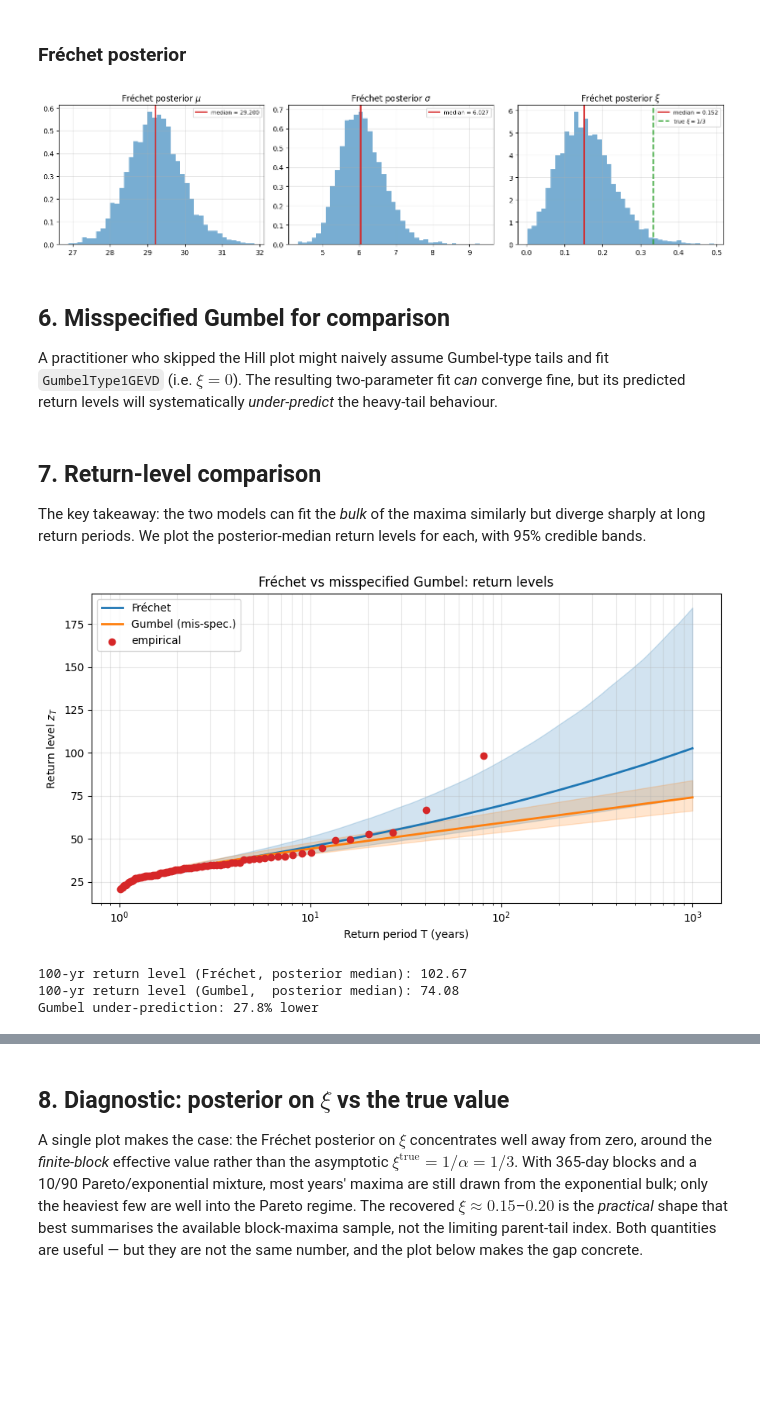
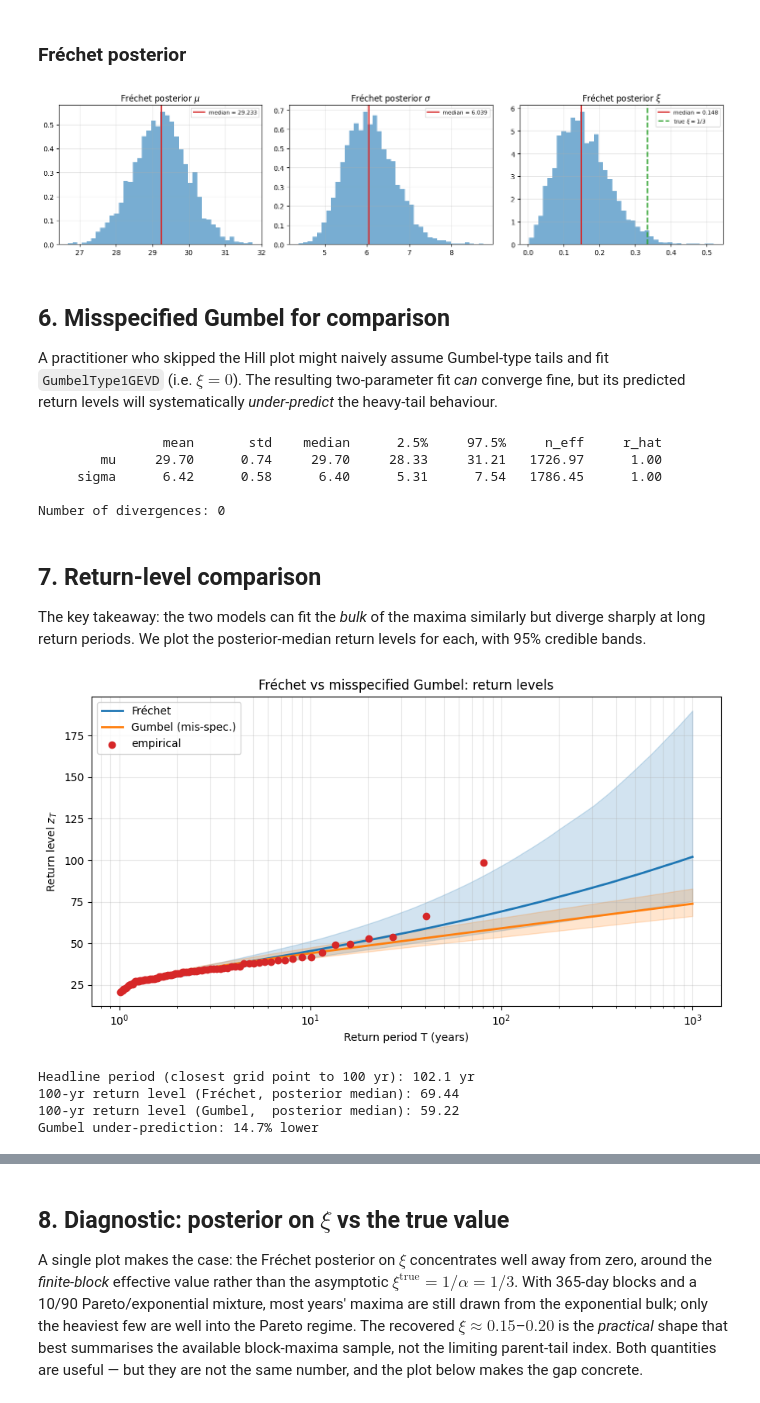
Before and after one commit to jejjohnson/xtremax, a Jupyter notebook: docs/notebooks/evt_frechet_heavy_tails.ipynb, the cells around one changed output, grey strips where cells are left out. Cells and saved outputs as stored; diff of their text form; code cells hidden in the pictures; blank space fills up the shorter version.

```diff
--- a/docs/notebooks/evt_frechet_heavy_tails.ipynb
+++ b/docs/notebooks/evt_frechet_heavy_tails.ipynb
@@ -37,6 +37,13 @@ if IN_COLAB:
         ],
         check=True,
     )
+
+# Enable parallel chains. This MUST run before jax / numpyro are imported or
+# initialised — otherwise it is a silent no-op and the chains run sequentially.
+import numpyro
+
+
+numpyro.set_host_device_count(2)
 # %%
 import warnings
 
@@ -304,8 +311,8 @@ def frechet_model(maxima, mu_prior_loc, sigma_prior_scale):
     )
 
 
-kernel = NUTS(frechet_model, target_accept_prob=0.95, init_strategy=init_to_median)
-mcmc = MCMC(kernel, num_warmup=1500, num_samples=2000, num_chains=2, progress_bar=False)
+kernel = NUTS(frechet_model, target_accept_prob=0.99, init_strategy=init_to_median)
+mcmc = MCMC(kernel, num_warmup=3000, num_samples=2000, num_chains=2, progress_bar=False)
 mcmc.run(KEY, maxima=maxima, mu_prior_loc=mu_loc, sigma_prior_scale=sigma_loc)
 mcmc.print_summary(prob=0.95)
 posterior_f = mcmc.get_samples()
@@ -343,7 +350,7 @@ axes[2].legend(fontsize=8)
 plt.tight_layout()
 plt.show()
 # %% [output]
-[figure, old version]
+[figure, new version]
 # %% [markdown]
 ## 6. Misspecified Gumbel for comparison
 
@@ -355,12 +362,19 @@ def gumbel_model(maxima, mu_prior_loc, sigma_prior_scale):
     numpyro.sample("obs", GumbelType1GEVD(loc=mu, scale=sigma), obs=maxima)
 
 
-kernel_g = NUTS(gumbel_model, target_accept_prob=0.95, init_strategy=init_to_median)
+kernel_g = NUTS(gumbel_model, target_accept_prob=0.99, init_strategy=init_to_median)
 mcmc_g = MCMC(
-    kernel_g, num_warmup=1500, num_samples=2000, num_chains=2, progress_bar=False
+    kernel_g, num_warmup=3000, num_samples=2000, num_chains=2, progress_bar=False
 )
 mcmc_g.run(KEY, maxima=maxima, mu_prior_loc=mu_loc, sigma_prior_scale=sigma_loc)
+mcmc_g.print_summary(prob=0.95)
 posterior_g = mcmc_g.get_samples()
+# %% [output]
+                mean       std    median      2.5%     97.5%     n_eff     r_hat
+        mu     29.70      0.74     29.70     28.33     31.21   1726.97      1.00
+     sigma      6.42      0.58      6.40      5.31      7.54   1786.45      1.00
+
+Number of divergences: 0
 # %% [markdown]
 ## 7. Return-level comparison
 
@@ -381,37 +395,42 @@ rl_f = jax.vmap(rl_frechet)(posterior_f["mu"], posterior_f["sigma"], posterior_f
 rl_g = jax.vmap(rl_gumbel)(posterior_g["mu"], posterior_g["sigma"])
 
 n_max = len(maxima)
 sorted_max = np.sort(np.asarray(maxima))
 emp_periods = (n_max + 1) / np.arange(n_max, 0, -1)
 
 fig, ax = plt.subplots(figsize=(9, 5))
 for rl, color, label in [
     (rl_f, "tab:blue", "Fréchet"),
     (rl_g, "tab:orange", "Gumbel (mis-spec.)"),
 ]:
     med = jnp.median(rl, axis=0)
     lo = jnp.quantile(rl, 0.025, axis=0)
     hi = jnp.quantile(rl, 0.975, axis=0)
     ax.fill_between(periods, lo, hi, alpha=0.2, color=color)
     ax.plot(periods, med, color=color, lw=2, label=label)
 ax.scatter(emp_periods, sorted_max, color="tab:red", zorder=3, label="empirical")
 ax.set_xscale("log")
 ax.set_xlabel("Return period T (years)")
 ax.set_ylabel("Return level $z_T$")
 ax.set_title("Fréchet vs misspecified Gumbel: return levels")
 ax.grid(True, which="both", alpha=0.3)
 ax.legend()
 plt.tight_layout()
 plt.show()
 
-med_f100 = float(jnp.median(rl_f[:, -1]))
-med_g100 = float(jnp.median(rl_g[:, -1]))
+# `periods` spans ~1.26 to 1000 yr, so the last column is the 1000-yr level.
+# Pick the grid point closest to T = 100 for the headline 100-yr comparison.
+t100 = int(jnp.argmin(jnp.abs(periods - 100.0)))
+med_f100 = float(jnp.median(rl_f[:, t100]))
+med_g100 = float(jnp.median(rl_g[:, t100]))
+print(f"Headline period (closest grid point to 100 yr): {float(periods[t100]):.1f} yr")
 print(f"100-yr return level (Fréchet, posterior median): {med_f100:.2f}")
 print(f"100-yr return level (Gumbel,  posterior median): {med_g100:.2f}")
 print(f"Gumbel under-prediction: {(1 - med_g100 / med_f100) * 100:.1f}% lower")
 # %% [output]
-[figure, old version]
+[figure, new version]
-100-yr return level (Fréchet, posterior median): 102.67
-100-yr return level (Gumbel,  posterior median): 74.08
-Gumbel under-prediction: 27.8% lower
+Headline period (closest grid point to 100 yr): 102.1 yr
+100-yr return level (Fréchet, posterior median): 69.44
+100-yr return level (Gumbel,  posterior median): 59.22
+Gumbel under-prediction: 14.7% lower
 # %% [markdown]
```
Also changed, not shown: parts of 4 cells of this notebook.
